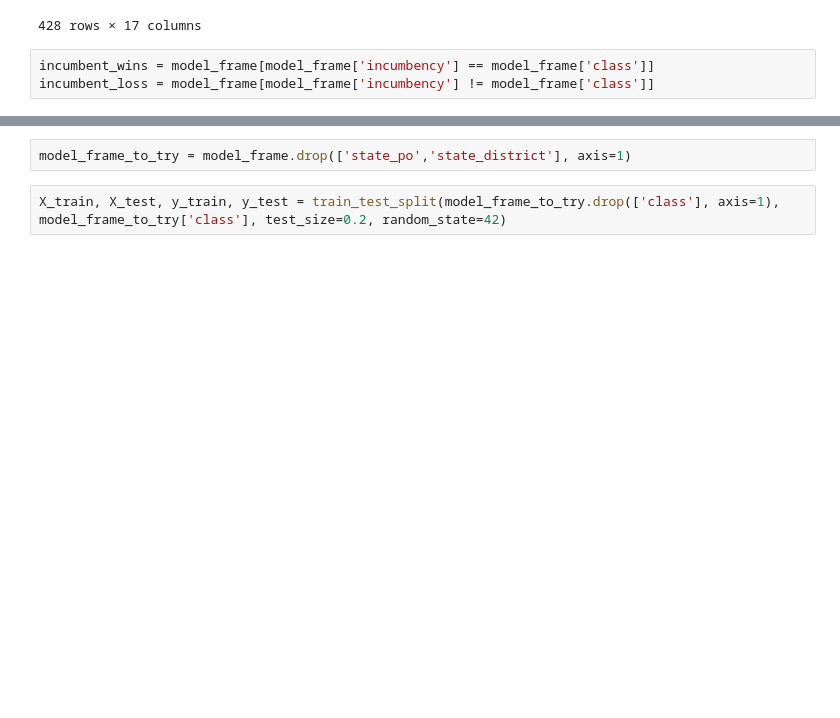
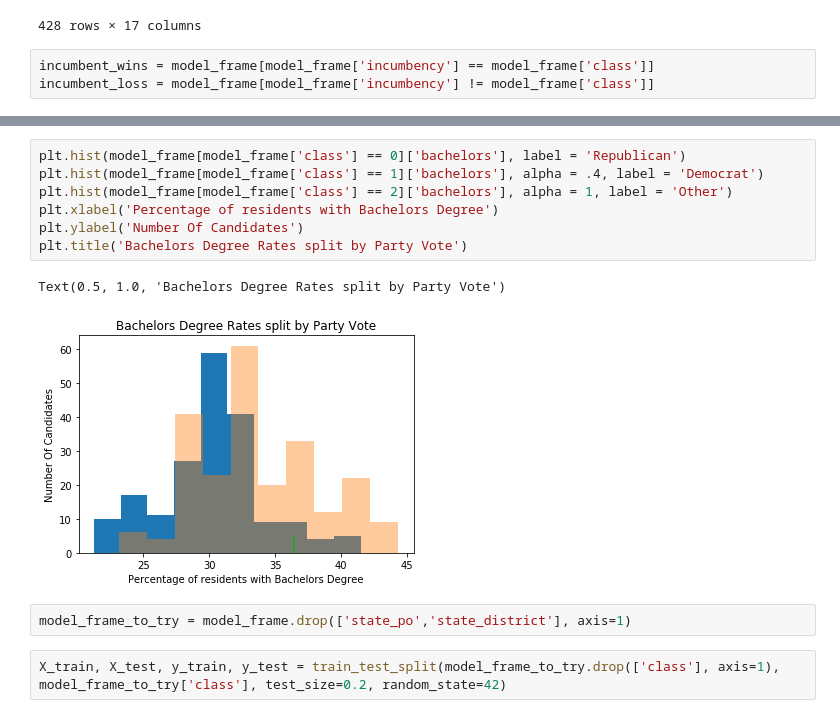
Before and after one commit to Abelay02/CS109a-Final-Project, a Jupyter notebook: Final Project some EDA standard predictors.ipynb, the cells around one changed output, grey strips where cells are left out. Saved outputs shown, nothing was run; the diff lists cells and outputs as text; blank space fills up the shorter version.

```diff
--- a/Final Project some EDA standard predictors.ipynb
+++ b/Final Project some EDA standard predictors.ipynb
@@ -237,3 +260,13 @@ plt.hist(incumbent_loss['2017_GDP'])
+# %%
+plt.hist(model_frame[model_frame['class'] == 0]['bachelors'], label = 'Republican')
+plt.hist(model_frame[model_frame['class'] == 1]['bachelors'], alpha = .4, label = 'Democrat')
+plt.hist(model_frame[model_frame['class'] == 2]['bachelors'], alpha = 1, label = 'Other')
+plt.xlabel('Percentage of residents with Bachelors Degree')
+plt.ylabel('Number Of Candidates')
+plt.title('Bachelors Degree Rates split by Party Vote')
+# %% [output]
+Text(0.5, 1.0, 'Bachelors Degree Rates split by Party Vote')
+[figure, added]
 # %%
 model_frame_to_try = model_frame.drop(['state_po','state_district'], axis=1)
 # %%
```
Also changed, not shown: parts of 5 cells of this notebook.
